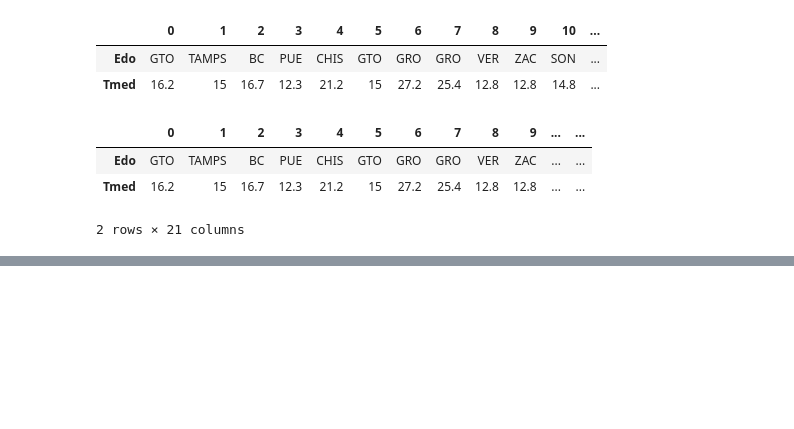
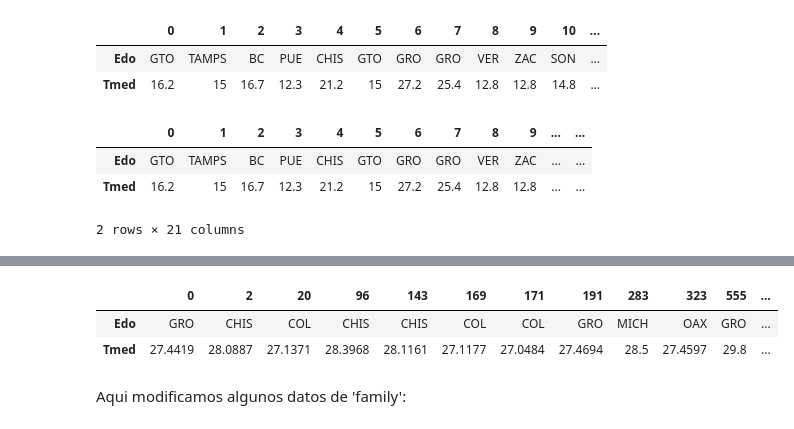
Before and after one commit to DCIDA2019/da2019-Oscar2401, a Jupyter notebook: Semana2/Tareas/Tarea_1.ipynb, the cells around one changed output, grey strips where cells are left out. Cells and saved outputs as stored; diff of their text form; code cells hidden in the pictures; blank space fills up the shorter version.

```diff
--- a/Semana2/Tareas/Tarea_1.ipynb
+++ b/Semana2/Tareas/Tarea_1.ipynb
@@ -375,0 +427,8 @@ Media_2018.T.loc['Edo':'Tmed':2,:20]
+# %%
+Media_2019.loc[Media_2019.Tmed>27., ['Edo','Tmed']].T #Temperatura media mayor a 27 de los Estados en 2019
+# %% [output]
+|  | 0 | 2 | 20 | 96 | 143 | 169 | 171 | 191 | 283 | 323 | 555 | ... |
+| Edo | GRO | CHIS | COL | CHIS | CHIS | COL | COL | GRO | MICH | OAX | GRO | ... |
+| Tmed | 27.4419 | 28.0887 | 27.1371 | 28.3968 | 28.1161 | 27.1177 | 27.0484 | 27.4694 | 28.5 | 27.4597 | 29.8 | ... |
+# %% [markdown]
+Aqui modificamos algunos datos de 'family':
```
Also changed, not shown: parts of 49 cells of this notebook.
